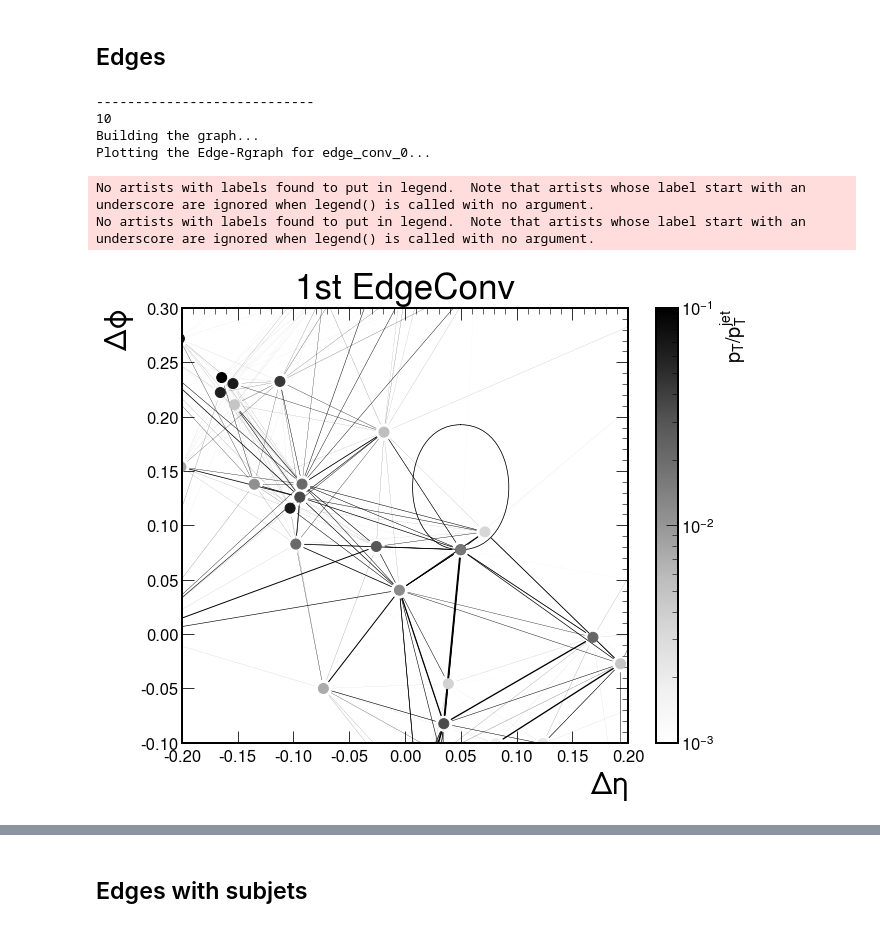
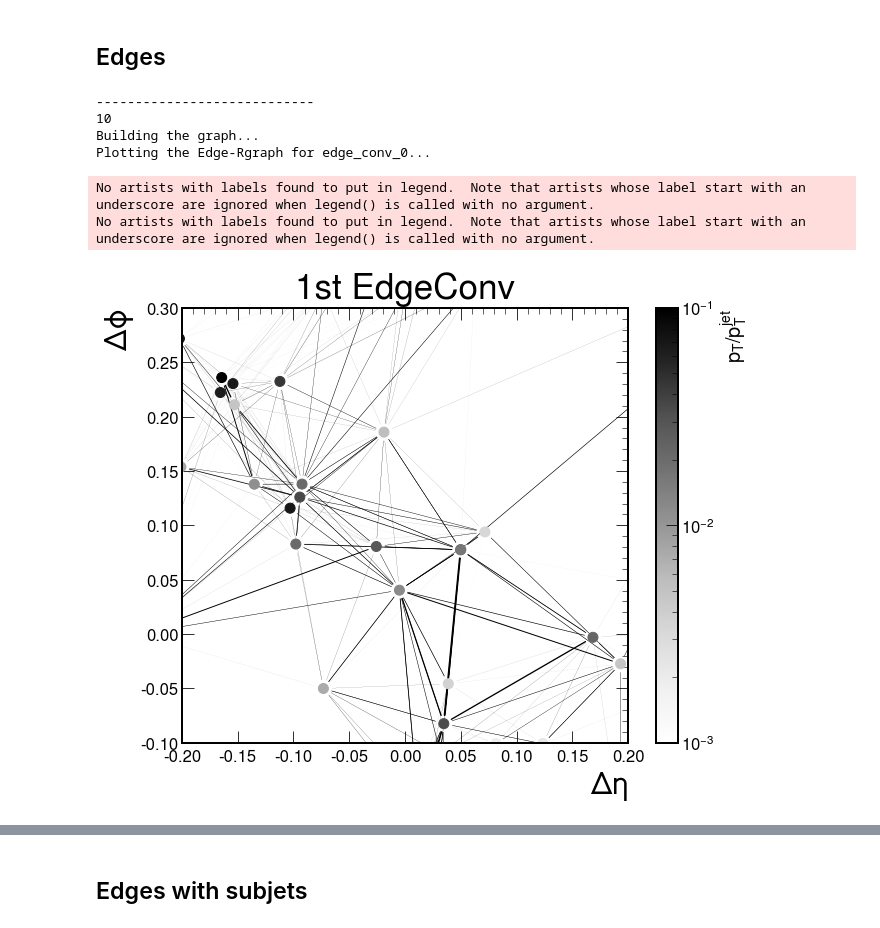
Before and after one commit to farakiko/xai4hep, a Jupyter notebook: binder/fastjet.ipynb, the cells around one changed output, grey strips where cells are left out. Saved outputs shown, nothing was run; the diff lists cells and outputs as text; code cells hidden in the pictures.

```diff
--- a/binder/fastjet.ipynb
+++ b/binder/fastjet.ipynb
@@ -366,6 +366,31 @@ Plotting the point cloud...
 [figure]
 # %% [markdown]
 ## Edges
+# %%
+def remove_edges_between_superimposed_nodes(G, eta_phi):
+    def get_duplicate_indices(eta_phi):
+        _, ind = np.unique(eta_phi, axis=0, return_index=True)
+        ret = []
+        for i in range(len(eta_phi)):
+            if i not in ind:
+                ret.append(i)
+        return ret
+
+    def get_edges_to_remove(ret):
+        tuples_ = []
+        for ind in ret:
+            x = np.unique(np.where(eta_phi==eta_phi[ind])[0])
+            tuples_.append((x[0], x[1]))
+        return tuples_
+
+    ind = get_duplicate_indices(eta_phi)
+    tuples_ = get_edges_to_remove(ind)
+
+    for edge in list(G.edges):
+        if (edge in tuples_) or edge in [tuple(reversed(x)) for x in tuples_]:
+            G.remove_edge(edge[0], edge[1])
+
+    return G
 # %%
 dic = {}
 dic['edge_conv_0'] = '1st EdgeConv'
@@ -420,7 +445,7 @@ for i in range(Num_jets):
 
         data = torch_geometric.data.Data(edge_index=edge_index, edge_weight=edge_weight, num_nodes=num_nodes)
         G = torch_geometric.utils.to_networkx(data, to_undirected=False)
-        G.remove_edges_from(nx.selfloop_edges(G))
+        G = remove_edges_between_superimposed_nodes(G, eta_phi)
 
         print(f'Plotting the Edge-Rgraph for {edgeconv}...')
         fig, ax = plt.subplots(figsize=(10, 8))
@@ -438,31 +463,31 @@ for i in range(Num_jets):
                             width=100*(edge_Rscores),
                             edge_color='k',
                             style='solid',
                             arrowsize=10,
                             ax=ax,
                             arrowstyle='-'
                            )
 
         ax.legend()
         ax.tick_params(left=True, bottom=True, labelleft=True, labelbottom=True)
 
         plt.xlabel(r"$\Delta\eta$", fontsize=30)
         plt.ylabel(r"$\Delta\phi$", fontsize=30)
 
         plt.ylim(-0.1, 0.3)
         plt.xlim(-0.2, 0.2)
 #         ax.set_xticks([-0.6, -0.4,-0.2,0,0.2,0.4, 0.6])
 #         ax.set_yticks([-0.6, -0.4,-0.2,0,0.2,0.4, 0.6])
     #     plt.legend(title="Top jet" if jet_label==1 else "QCD jet")
         plt.legend(fontsize=23)
         ax.set_title(f"{dic[edgeconv]}", pad=10, fontsize=35)
         plt.savefig(f"/xai4hepvol/LRP/paper_plots/no_subjets_{edgeconv}.pdf")
         plt.show()
 # %% [output]
 ----------------------------
 10
 Building the graph...
 Plotting the Edge-Rgraph for edge_conv_0...
 No artists with labels found to put in legend.  Note that artists whose label start with an underscore are ignored when legend() is called with no argument.
 No artists with labels found to put in legend.  Note that artists whose label start with an underscore are ignored when legend() is called with no argument.
-[figure, old version]
+[figure, new version]
```
Also changed, not shown: parts of 21 cells of this notebook.
